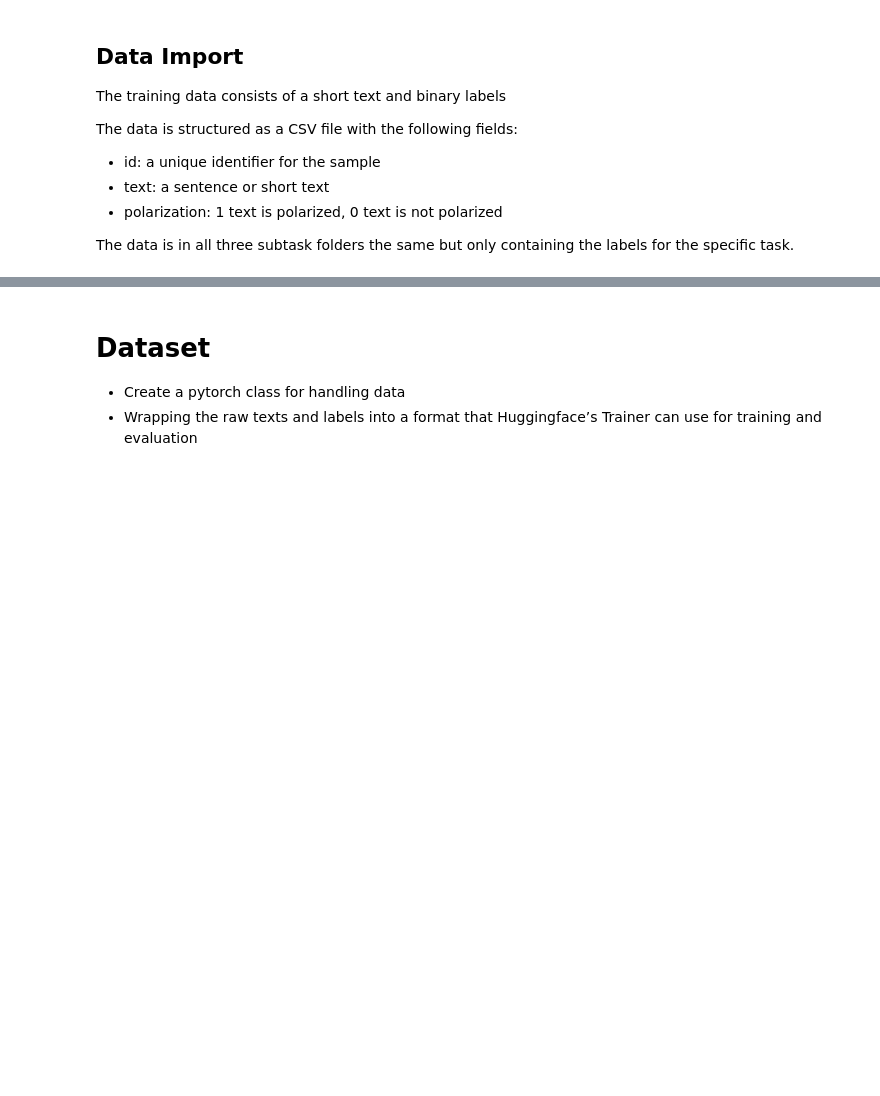
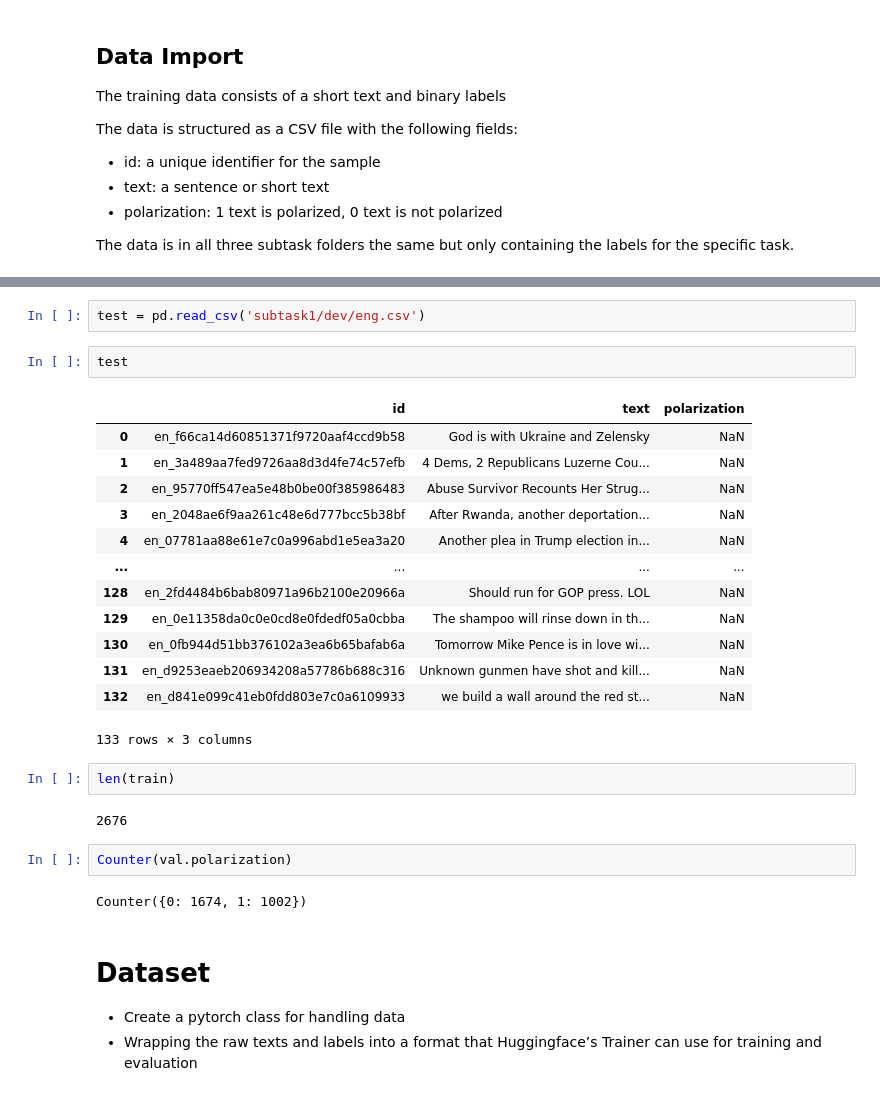
Before and after one commit to manig1729/SemEval2026-task9, a Jupyter notebook: starter.ipynb, the cells around one changed output, grey strips where cells are left out. Cells and saved outputs as stored; diff of their text form; blank space fills up the shorter version.

```diff
--- a/starter.ipynb
+++ b/starter.ipynb
@@ -77,3 +79,29 @@ train.head()
+# %%
+test = pd.read_csv('subtask1/dev/eng.csv')
+# %%
+test
+# %% [output]
+|  | id | text | polarization |
+| 0 | en_f66ca14d60851371f9720aaf4ccd9b58 | God is with Ukraine and Zelensky | NaN |
+| 1 | en_3a489aa7fed9726aa8d3d4fe74c57efb | 4 Dems, 2 Republicans Luzerne Cou... | NaN |
+| 2 | en_95770ff547ea5e48b0be00f385986483 | Abuse Survivor Recounts Her Strug... | NaN |
+| 3 | en_2048ae6f9aa261c48e6d777bcc5b38bf | After Rwanda, another deportation... | NaN |
+| 4 | en_07781aa88e61e7c0a996abd1e5ea3a20 | Another plea in Trump election in... | NaN |
+| ... | ... | ... | ... |
+| 128 | en_2fd4484b6bab80971a96b2100e20966a | Should run for GOP press. LOL | NaN |
+| 129 | en_0e11358da0c0e0cd8e0fdedf05a0cbba | The shampoo will rinse down in th... | NaN |
+| 130 | en_0fb944d51bb376102a3ea6b65bafab6a | Tomorrow Mike Pence is in love wi... | NaN |
+| 131 | en_d9253eaeb206934208a57786b688c316 | Unknown gunmen have shot and kill... | NaN |
+| 132 | en_d841e099c41eb0fdd803e7c0a6109933 | we build a wall around the red st... | NaN |
+133 rows × 3 columns
+# %%
+len(train)
+# %% [output]
+2676
+# %%
+Counter(val.polarization)
+# %% [output]
+Counter({0: 1674, 1: 1002})
 # %% [markdown]
 # Dataset
 -  Create a pytorch class for handling data
```
Also changed, not shown: parts of 33 cells of this notebook, 3 other files.
